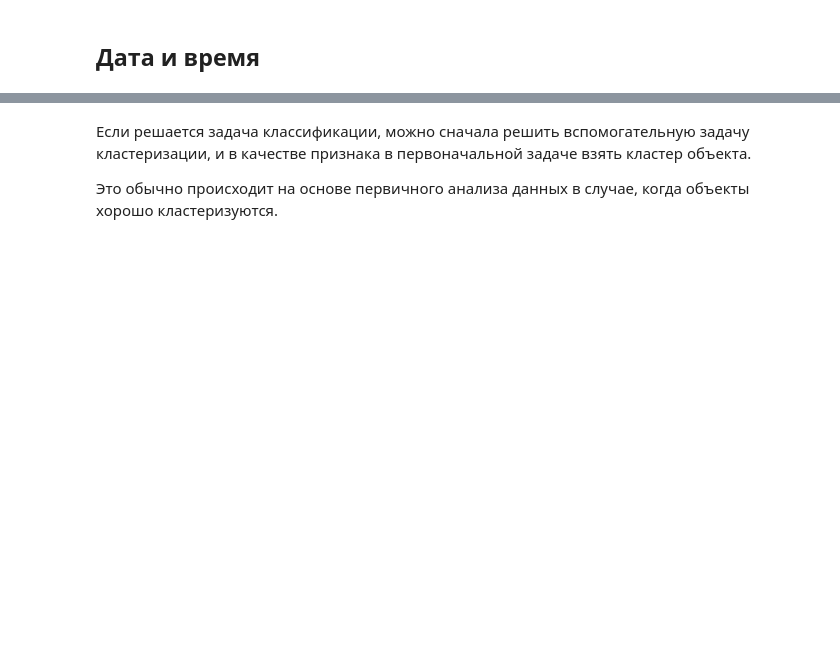
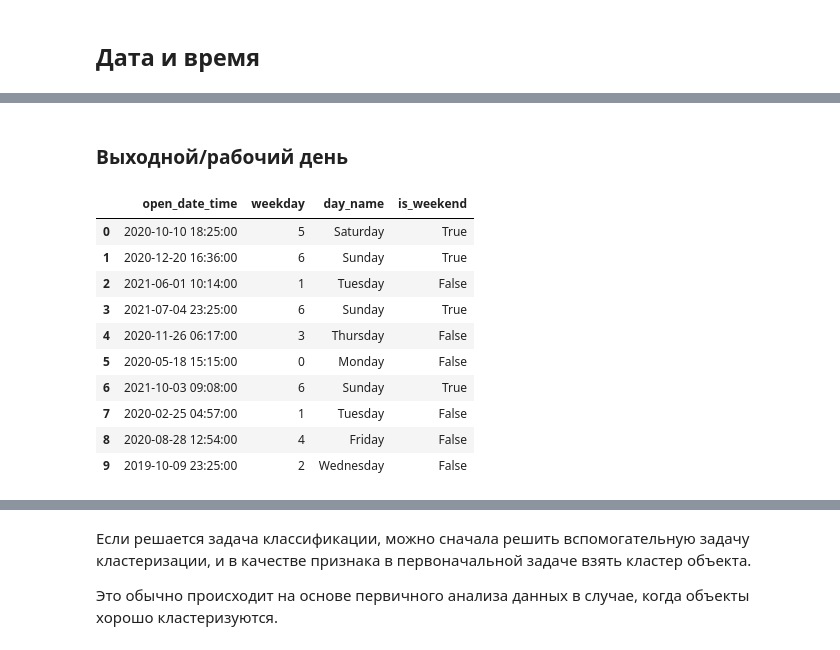
Before and after one commit to ryndovaira-org/data_science_lectures, a Jupyter notebook: 04_data_preparation/lectures/04_feature_engineering.ipynb, the cells around one changed output, grey strips where cells are left out. Drawn from its saved outputs; the diff is of its cells as text; code cells hidden in the pictures; blank space fills up the shorter version.

```diff
--- a/04_data_preparation/lectures/04_feature_engineering.ipynb
+++ b/04_data_preparation/lectures/04_feature_engineering.ipynb
@@ -1844,0 +1874,9 @@ df[['item_price_rub', 'item_price_rub_kbins']]
+# %%
+# закодируем
+# 1-зима
+# 2-весна
+# 3-лето
+# 4-осень
+df['season'] = [month.month%12 // 3 + 1 for month in df.open_date_time]
+
+df[['open_date_time', 'season']]
@@ -1844,0 +1895,22 @@ df[['item_price_rub', 'item_price_rub_kbins']]
+# %% [markdown]
+### Выходной/рабочий день
+# %%
+df['weekday'] = df.open_date_time.dt.weekday
+
+df['day_name'] = df.open_date_time.dt.day_name()
+
+df['is_weekend'] = df.open_date_time.dt.weekday >= 5
+
+df[['open_date_time', 'weekday', 'day_name', 'is_weekend']]
+# %% [output]
+|  | open_date_time | weekday | day_name | is_weekend |
+| 0 | 2020-10-10 18:25:00 | 5 | Saturday | True |
+| 1 | 2020-12-20 16:36:00 | 6 | Sunday | True |
+| 2 | 2021-06-01 10:14:00 | 1 | Tuesday | False |
+| 3 | 2021-07-04 23:25:00 | 6 | Sunday | True |
+| 4 | 2020-11-26 06:17:00 | 3 | Thursday | False |
+| 5 | 2020-05-18 15:15:00 | 0 | Monday | False |
+| 6 | 2021-10-03 09:08:00 | 6 | Sunday | True |
+| 7 | 2020-02-25 04:57:00 | 1 | Tuesday | False |
+| 8 | 2020-08-28 12:54:00 | 4 | Friday | False |
+| 9 | 2019-10-09 23:25:00 | 2 | Wednesday | False |
```
Also changed, not shown: parts of 26 cells of this notebook.
